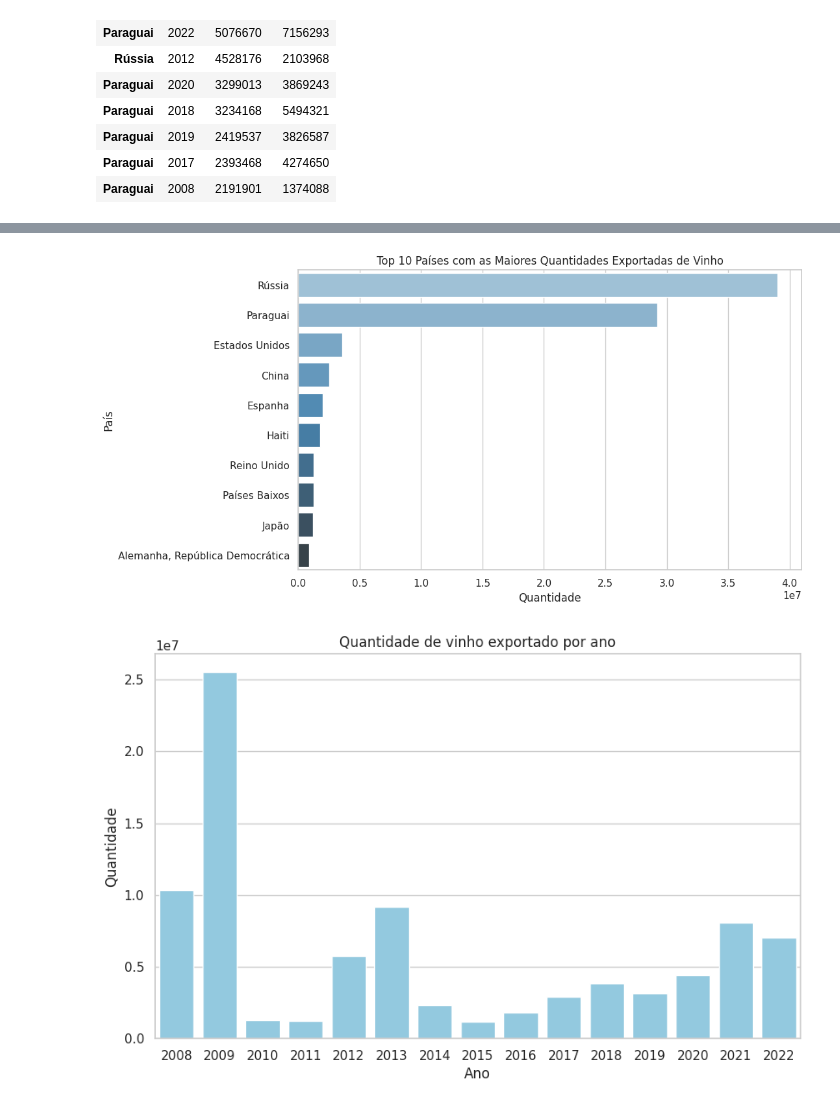
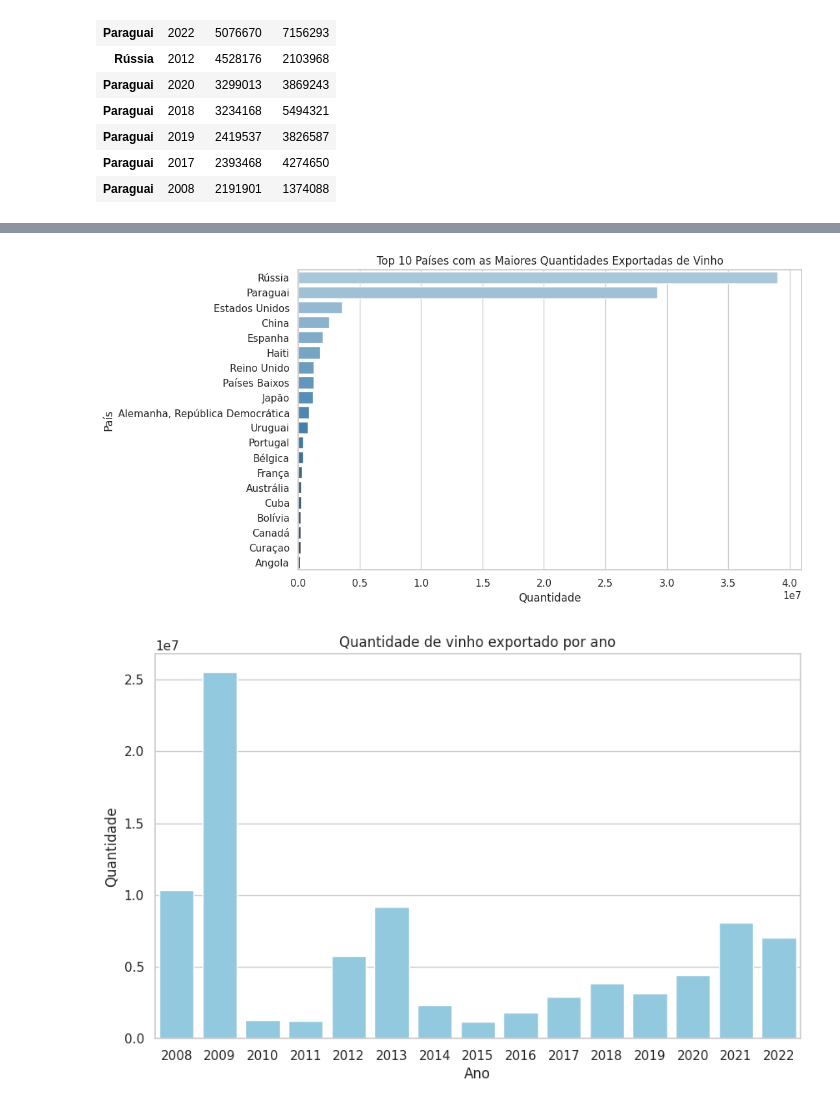
Before and after one commit to VivianeCorreia/Tech-Challenge, a Jupyter notebook: 2_challenge.ipynb, the cells around one changed output, grey strips where cells are left out. Saved outputs shown, nothing was run; the diff lists cells and outputs as text; code cells hidden in the pictures.

```diff
--- a/2_challenge.ipynb
+++ b/2_challenge.ipynb
@@ -397,13 +397,13 @@ qtd_pais = exportacao.groupby('País')['Qtd'].sum()
 qtd_pais = qtd_pais.sort_values(ascending=False)
 
 # Exiba os países no topo do ranking
-top10_exp= qtd_pais.head(10)
+top_exp= qtd_pais.head(20)
 
 # Transforme a Série 'top10_exp' em um DataFrame
-top10_exp= top10_exp.reset_index()
+top_exp= top_exp.reset_index()
 
 # Renomeie as colunas para torná-las mais descritivas
-top10_exp.columns = ['País', 'Qtd']
+top_exp.columns = ['País', 'Qtd']
 
-top10_exp.head(11)
+print(top_exp)
 # %% [output]
@@ -421,17 +450,17 @@ top10_exp.head(11)
 # %%
 # Configure o estilo do gráfico
 sns.set(style="whitegrid")
 
 plt.figure(figsize=(10, 6))
-sns.barplot(x='Qtd', y='País', data=top10_exp, palette="Blues_d")
+sns.barplot(x='Qtd', y='País', data=top_exp, palette="Blues_d")
 
 plt.xlabel('Quantidade')
 plt.ylabel('País')
 plt.title('Top 10 Países com as Maiores Quantidades Exportadas de Vinho')
 
 plt.show()
 # %% [output]
-[figure, old version]
+[figure, new version]
 # %%
 # Configure o estilo do Seaborn
 #sns.set(style="whitegrid")
```
Also changed, not shown: parts of 9 cells of this notebook.
